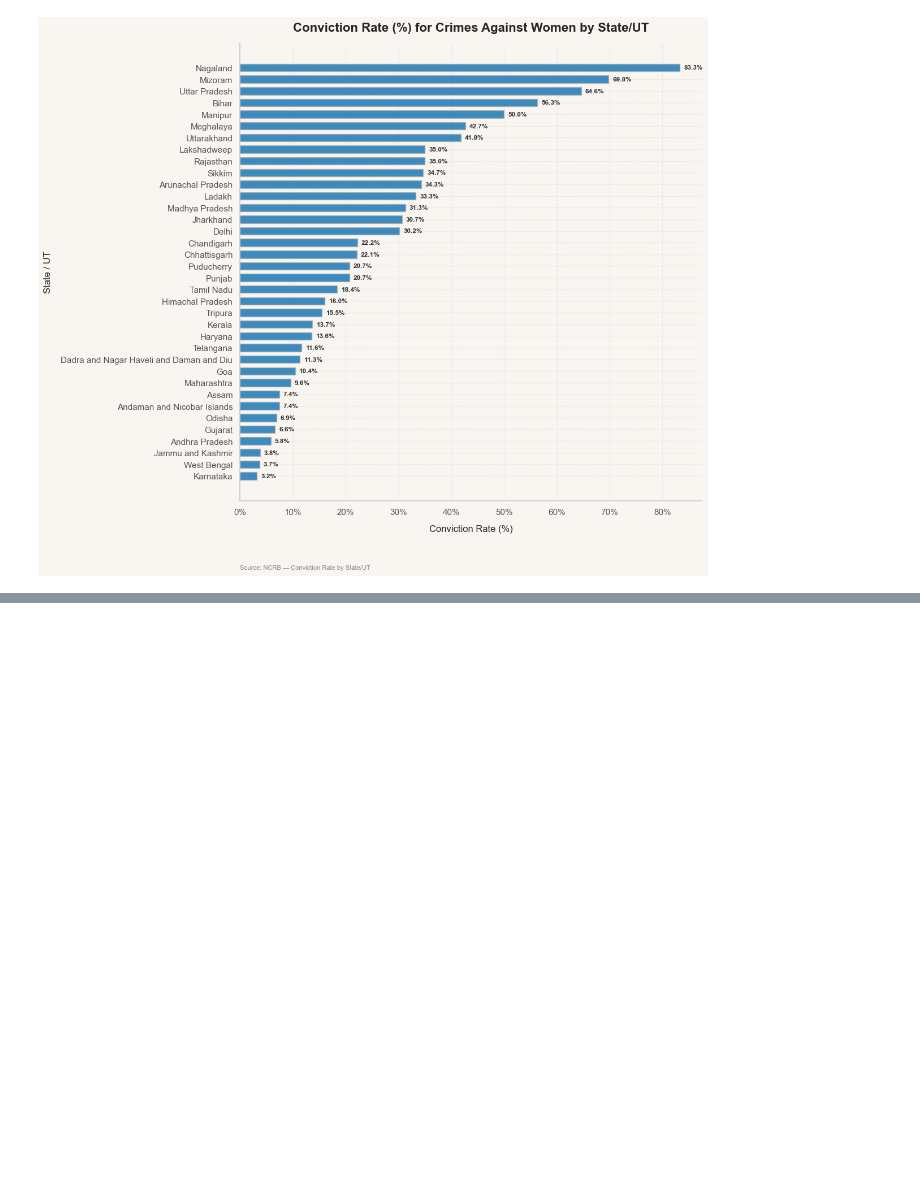
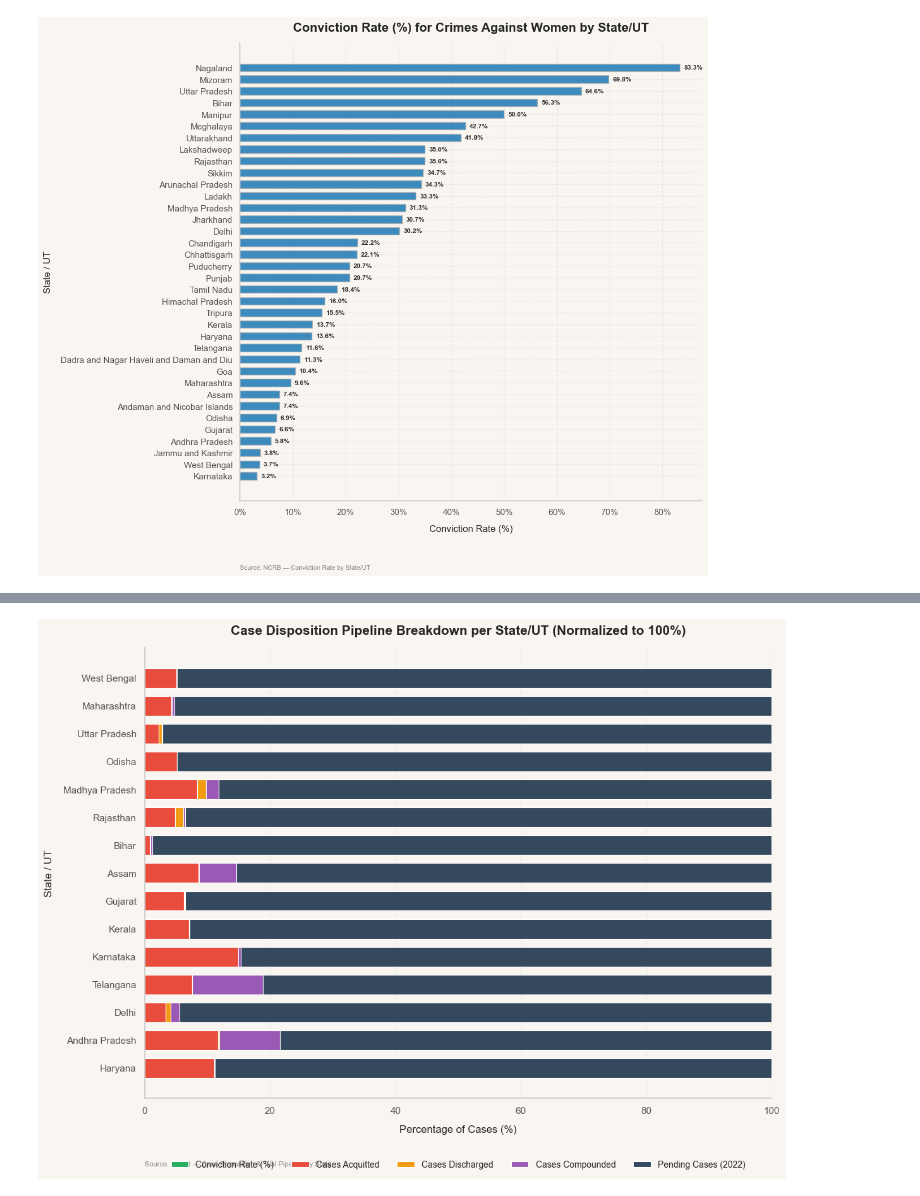
Before and after one commit to bhavya25-ds/The-Committee-Will-Look-Into-It, a Jupyter notebook: 02_Gender_Injustice/03_Analysis.ipynb, the cells around one changed output, grey strips where cells are left out. Cells and saved outputs as stored; diff of their text form; code cells hidden in the pictures; blank space fills up the shorter version.

```diff
--- a/02_Gender_Injustice/03_Analysis.ipynb
+++ b/02_Gender_Injustice/03_Analysis.ipynb
@@ -792,0 +912,91 @@ Chart saved- charts/csv3_01_conviction_rate_bargraph.png
+# %%
+csv3
+
+col_map = {}
+for col in csv3.columns:
+  col_lower = col.lower()
+  if "convict" in col_lower:
+    col_map["Convicted"] = col
+  elif "acquit" in col_lower:
+    col_map["Acquitted"] = col
+  elif "discharge" in col_lower:
+    col_map["Discharged"] = col
+  elif "without" in col_lower or "compounded" in col_lower:
+    col_map["Disposed_Without_Trial"] = col
+  elif "pending" in col_lower:
+    col_map["Pending_Trial"] = col
+
+cols_to_use = [
+    col_map.get("Convicted", "Convicted"),
+    col_map.get("Acquitted", "Acquitted"),
+    col_map.get("Discharged", "Discharged"),
+    col_map.get(
+        "Disposed_Without_Trial",
+        (
+            "Disposed_Without_Trial"
+            if "Disposed_Without_Trial" in csv3.columns
+            else None
+        ),
+    ),
+    col_map.get("Pending_Trial", "Pending_Trial"),
+]
+cols_to_use = [c for c in cols_to_use if c and c in csv3.columns]
+
+# Aggregate by State_UT and select top 15 states by total case volume
+state_disp = csv3.groupby("State/UT")[cols_to_use].sum()
+state_disp["Total"] = state_disp.sum(axis=1)
+state_disp = state_disp.sort_values("Total", ascending=True).tail(15)
+state_disp = state_disp.drop(columns=["Total"])
+
+# Normalize to 100%
+state_disp_pct = state_disp.div(state_disp.sum(axis=1), axis=0) * 100
+
+u.set_style()
+fig, ax = plt.subplots(figsize=(12, 9))
+fig.patch.set_facecolor(u.BG_COLOR)
+ax.set_facecolor(u.BG_COLOR)
+
+# Distinct professional palette for trial pipeline stages
+colors = ["#27ae60", "#e74c3c", "#f39c12", "#9b59b6", "#34495e"]
+
+bottom = np.zeros(len(state_disp_pct))
+labels = [c.replace("_", " ").title() for c in state_disp_pct.columns]
+
+for i, col in enumerate(state_disp_pct.columns):
+  values = state_disp_pct[col].values
+  ax.barh(
+      state_disp_pct.index,
+      values,
+      left=bottom,
+      label=labels[i] if i < len(labels) else col,
+      color=colors[i % len(colors)],
+      edgecolor="#ffffff",
+      linewidth=0.8,
+      height=0.7,
+  )
+  bottom += values
+
+ax.set_title(
+    "Case Disposition Pipeline Breakdown per State/UT (Normalized to 100%)",
+    fontsize=15,
+    fontweight="bold",
+    pad=15,
+)
+ax.set_xlabel("Percentage of Cases (%)", fontsize=12)
+ax.set_ylabel("State / UT", fontsize=12)
+ax.set_xlim(0, 100)
+
+ax.legend(
+    loc="upper center",
+    bbox_to_anchor=(0.5, -0.12),
+    ncol=min(5, len(state_disp_pct.columns)),
+    frameon=False,
+    fontsize=10,
+)
+
+u.add_source(ax, "NCRB — Case Disposition & Trial Pipeline by State")
+
+plt.tight_layout()
+u.save_fig(fig, "charts", "csv3_case_disposition_stacked_bar.png")
+plt.show()
+# %% [output]
@@ -792,0 +1004 @@ Chart saved- charts/csv3_01_conviction_rate_bargraph.png
+[figure, added]
```
Also changed, not shown: parts of 14 cells of this notebook, 10 other files.
